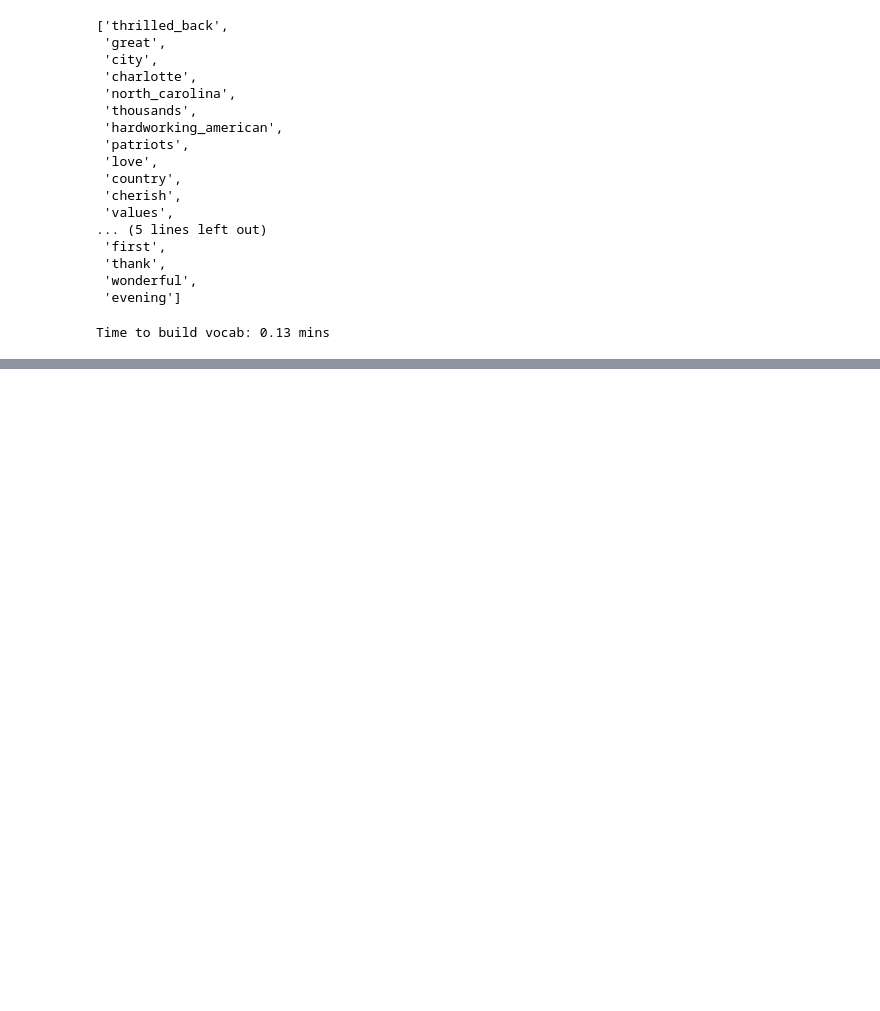
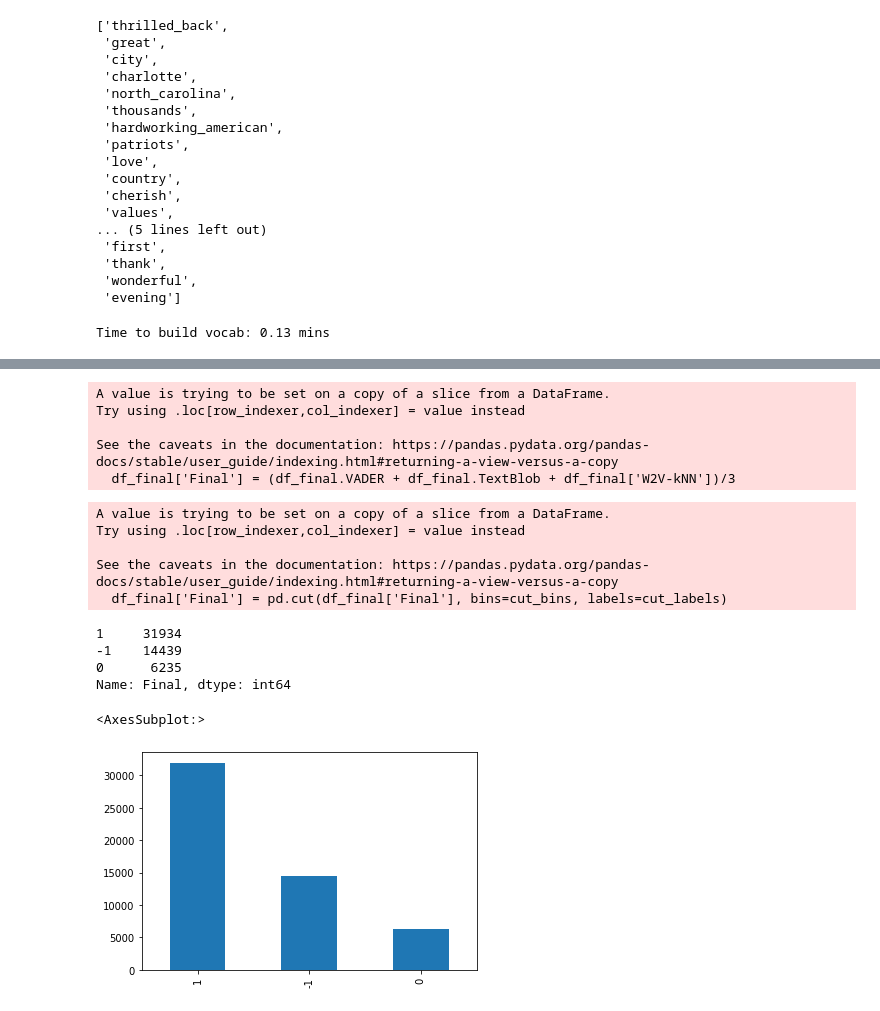
Before and after one commit to TZstatsADS/Spring2021-Project5-group2, a Jupyter notebook: doc/tds-unsupervised-sa.ipynb, the cells around one changed output, grey strips where cells are left out. Saved outputs shown, nothing was run; the diff lists cells and outputs as text; code cells hidden in the pictures; blank space fills up the shorter version.

```diff
--- a/doc/tds-unsupervised-sa.ipynb
+++ b/doc/tds-unsupervised-sa.ipynb
@@ -228,0 +292,4 @@ replacement_df['sentiment'] = [1 if i==1 else 0 for i in replacement_df.sentimen
+# %%
+df_merged = pd.concat([df_tweets, replacement_df], axis=1)
+df_merged.rename(columns={"prediction": "W2V-kNN"}, inplace=True)
+df_final = df_merged.iloc[:,[1,10,11,15,16,-1]]
@@ -228,0 +312,5 @@ replacement_df['sentiment'] = [1 if i==1 else 0 for i in replacement_df.sentimen
+# %%
+df_final.dropna(how='any', inplace=True)
+df_final.VADER = df_final.VADER.astype(int)
+df_final.TextBlob = df_final.TextBlob.cat.codes - 1
+df_final['W2V-kNN'] = df_final['W2V-kNN'].astype(int)
@@ -228,0 +348,30 @@ replacement_df['sentiment'] = [1 if i==1 else 0 for i in replacement_df.sentimen
+# %%
+df_final['Final'] = (df_final.VADER + df_final.TextBlob + df_final['W2V-kNN'])/3
+# %% [output]
+A value is trying to be set on a copy of a slice from a DataFrame.
+Try using .loc[row_indexer,col_indexer] = value instead
+
+See the caveats in the documentation: https://pandas.pydata.org/pandas-docs/stable/user_guide/indexing.html#returning-a-view-versus-a-copy
+  df_final['Final'] = (df_final.VADER + df_final.TextBlob + df_final['W2V-kNN'])/3
+# %%
+cut_labels = [-1, 0, 1]
+cut_bins = [-100, -0.00001, 0.00001, 100]
+df_final['Final'] = pd.cut(df_final['Final'], bins=cut_bins, labels=cut_labels)
+# %% [output]
+A value is trying to be set on a copy of a slice from a DataFrame.
+Try using .loc[row_indexer,col_indexer] = value instead
+
+See the caveats in the documentation: https://pandas.pydata.org/pandas-docs/stable/user_guide/indexing.html#returning-a-view-versus-a-copy
+  df_final['Final'] = pd.cut(df_final['Final'], bins=cut_bins, labels=cut_labels)
+# %%
+df_final['Final'].value_counts()
+# %% [output]
+1     31934
+-1    14439
+0      6235
+Name: Final, dtype: int64
+# %%
+df_final['Final'].value_counts().plot(kind='bar')
+# %% [output]
+<AxesSubplot:>
+[figure, added]
```
Also changed, not shown: parts of 23 cells of this notebook, 6 other files.
